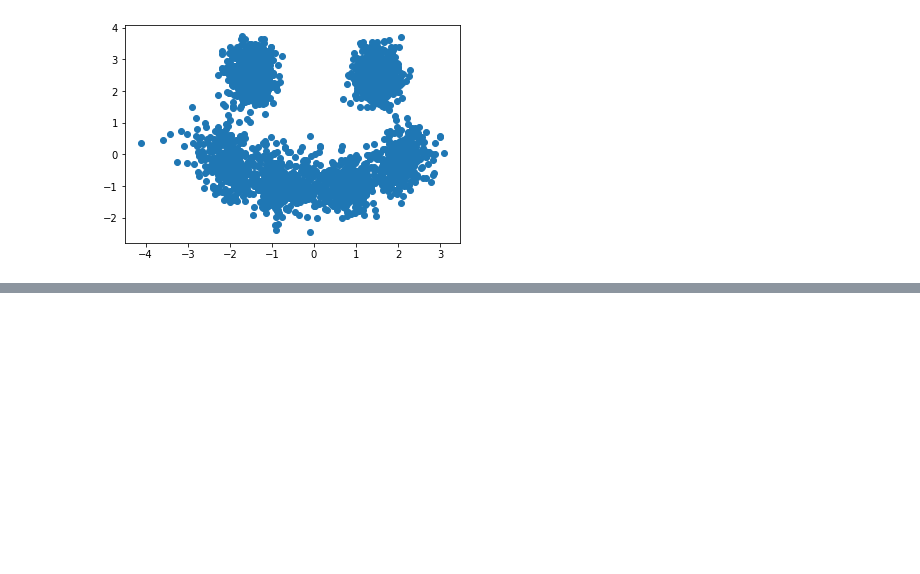
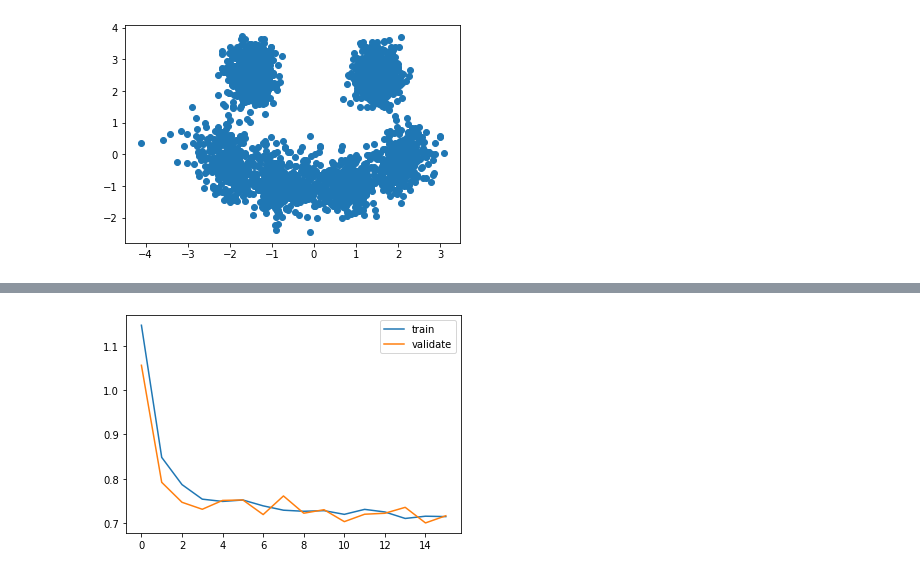
Before and after one commit to Hotckiss/DUL, a Jupyter notebook: hw2_1.ipynb, the cells around one changed output, grey strips where cells are left out. Cells and saved outputs as stored; diff of their text form; code cells hidden in the pictures; blank space fills up the shorter version.

```diff
--- a/hw2_1.ipynb
+++ b/hw2_1.ipynb
@@ -213,0 +240,2 @@ plt.show()
+# %%
+dist = MultivariateNormal(torch.zeros(2), torch.eye(2))
@@ -213,0 +251,43 @@ plt.show()
+# %%
+def train2():
+    train_loader = torch.utils.data.DataLoader(X_train, batch_size=batch_size, shuffle=True)
+    test_loader = torch.utils.data.DataLoader(X_test, batch_size=batch_size)
+    val_loader = torch.utils.data.DataLoader(X_val, batch_size=batch_size)
+    loss_train, loss_val = [], []
+
+    for epoch in range(epochs_cnt):
+        loss_it = []
+
+        model.train()
+        for batch in train_loader:
+            out = model(batch)
+            loss = rloss(out)
+            loss.backward()
+            optimizer.step()
+            optimizer.zero_grad()
+            loss_it.append(loss.detach().numpy())
+        loss_train.append(np.mean(loss_it))
+
+        model.eval()
+        with torch.no_grad():
+            loss_it = []
+            for batch in val_loader:
+                out = model(batch)
+                loss = rloss(out)
+                loss_it.append(loss.detach().numpy())
+            loss_val.append(np.mean(loss_it))
+
+        print("It: " + str(epoch) + " Train loss: " + str(loss_train[-1]) + " Val loss: " + str(loss_val[-1]))
+
+    loss_values = []
+    for batch in test_loader:
+        out = model(batch)
+        loss = rloss(out)
+        loss_values.append(loss.item())
+
+    print("Test loss: " + str(np.mean(np.array(loss_values))))
+    return loss_train, loss_val
+# %%
+loss_train, loss_val = train2()
+plot_loss(loss_train, loss_val)
+# %% [output]
@@ -213,0 +311 @@ plt.show()
+[figure, added]
```
Also changed, not shown: parts of 7 cells of this notebook.
